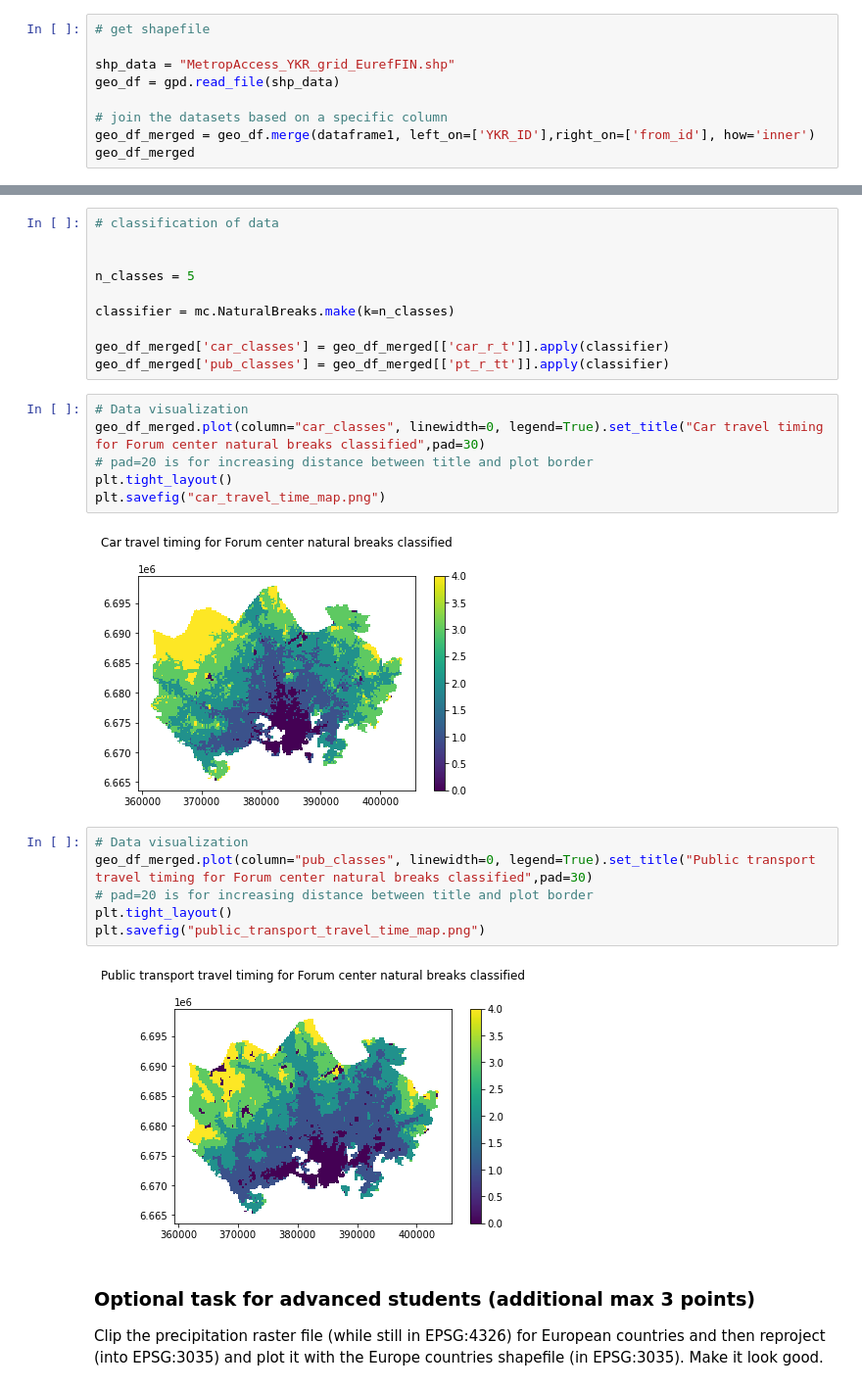
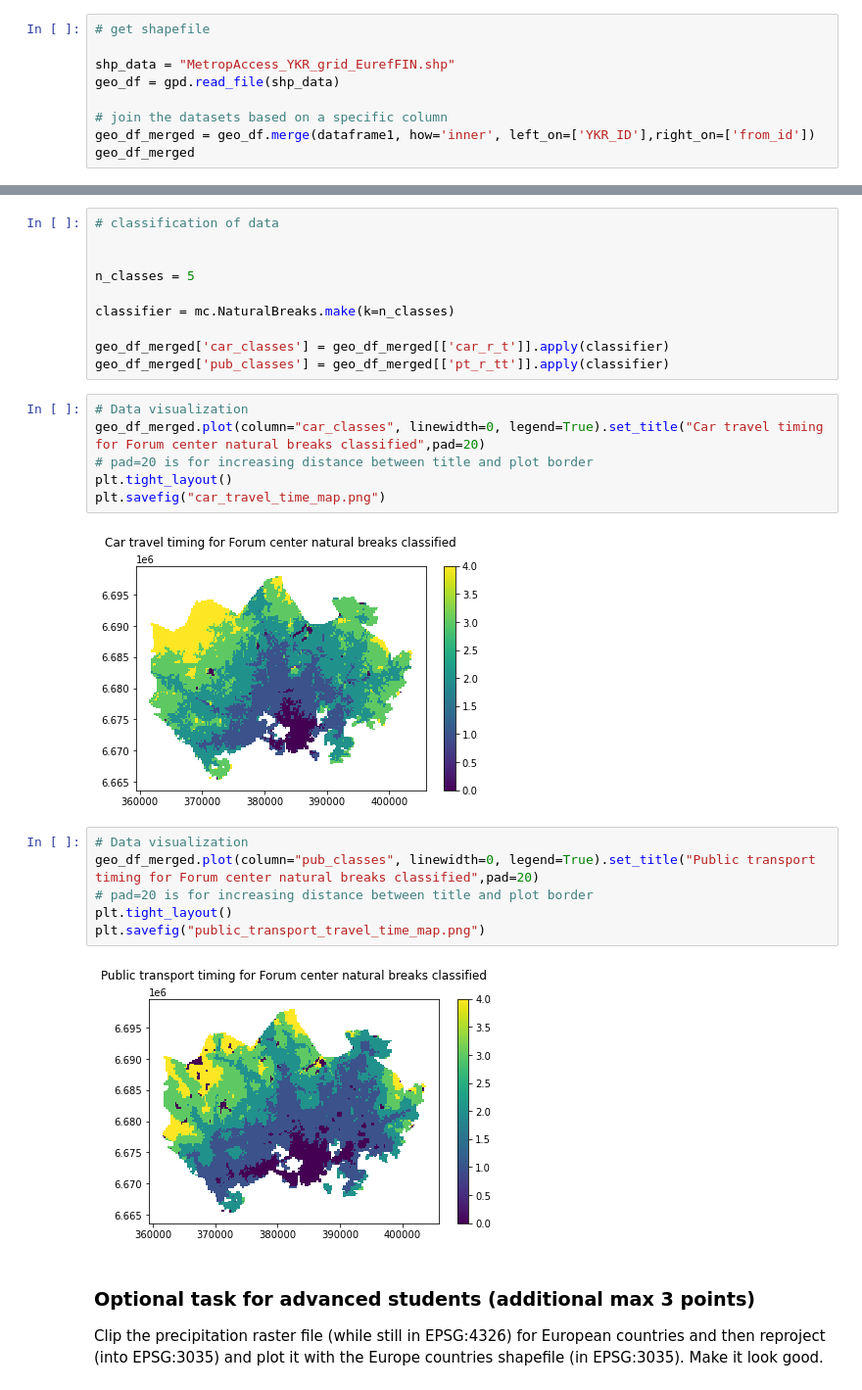
Before and after one commit to Bakhtiyar-Garashov/GeoPython2020, a Jupyter notebook: Assignment3/assignment3.ipynb, the cells around one changed output, grey strips where cells are left out. Shown: that part at 98% size. Drawn from its saved outputs; the diff is of its cells as text.

```diff
--- a/Assignment3/assignment3.ipynb
+++ b/Assignment3/assignment3.ipynb
@@ -310,7 +301,7 @@ shp_data = "MetropAccess_YKR_grid_EurefFIN.shp"
 geo_df = gpd.read_file(shp_data)
 
 # join the datasets based on a specific column
-geo_df_merged = geo_df.merge(dataframe1, left_on=['YKR_ID'],right_on=['from_id'], how='inner')
+geo_df_merged = geo_df.merge(dataframe1, how='inner', left_on=['YKR_ID'],right_on=['from_id'])
 geo_df_merged
 # %% [output]
 |  | x | y | YKR_ID | geometry | from_id | to_id | car_r_t | pt_r_tt |
@@ -338,20 +329,20 @@ geo_df_merged['car_classes'] = geo_df_merged[['car_r_t']].apply(classifier)
 geo_df_merged['pub_classes'] = geo_df_merged[['pt_r_tt']].apply(classifier)
 # %%
 # Data visualization
-geo_df_merged.plot(column="car_classes", linewidth=0, legend=True).set_title("Car travel timing for Forum center natural breaks classified",pad=30)
+geo_df_merged.plot(column="car_classes", linewidth=0, legend=True).set_title("Car travel timing for Forum center natural breaks classified",pad=20)
 # pad=20 is for increasing distance between title and plot border
 plt.tight_layout()
 plt.savefig("car_travel_time_map.png")
 # %% [output]
-[figure, old version]
+[figure, new version]
 # %%
 # Data visualization
-geo_df_merged.plot(column="pub_classes", linewidth=0, legend=True).set_title("Public transport travel timing for Forum center natural breaks classified",pad=30)
+geo_df_merged.plot(column="pub_classes", linewidth=0, legend=True).set_title("Public transport timing for Forum center natural breaks classified",pad=20)
 # pad=20 is for increasing distance between title and plot border
 plt.tight_layout()
 plt.savefig("public_transport_travel_time_map.png")
 # %% [output]
-[figure, old version]
+[figure, new version]
 # %% [markdown]
 ### Optional task for advanced students (additional max 3 points)
 
```
Also changed, not shown: parts of 8 cells of this notebook, 14 other files.
